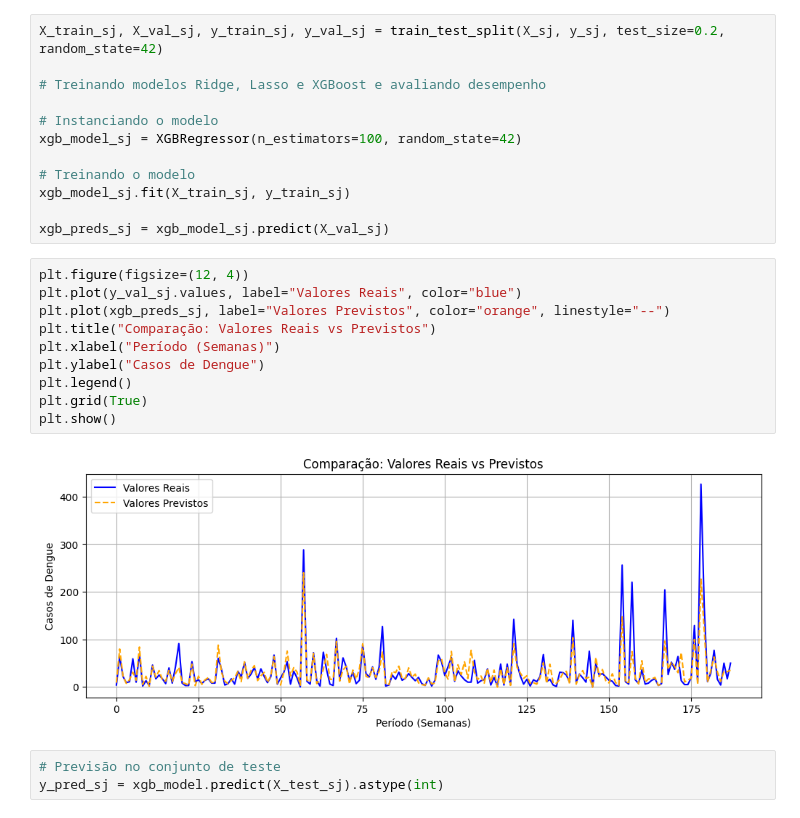
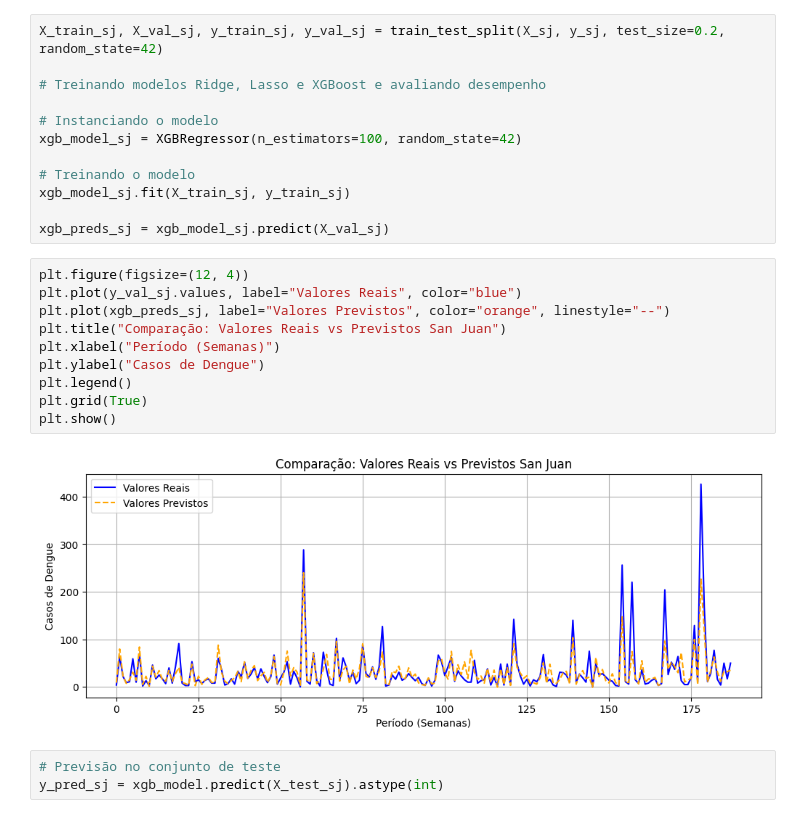
Before and after one commit to zibia-cunha/DengAI_Predicting_MachineLearnII, a Jupyter notebook: dengAI_project.ipynb, the cells around one changed output. Drawn from its saved outputs; the diff is of its cells as text.

```diff
--- a/dengAI_project.ipynb
+++ b/dengAI_project.ipynb
@@ -763,15 +765,15 @@ xgb_preds_sj = xgb_model_sj.predict(X_val_sj)
 # %%
 plt.figure(figsize=(12, 4))
 plt.plot(y_val_sj.values, label="Valores Reais", color="blue")
 plt.plot(xgb_preds_sj, label="Valores Previstos", color="orange", linestyle="--")
-plt.title("Comparação: Valores Reais vs Previstos")
+plt.title("Comparação: Valores Reais vs Previstos San Juan")
 plt.xlabel("Período (Semanas)")
 plt.ylabel("Casos de Dengue")
 plt.legend()
 plt.grid(True)
 plt.show()
 # %% [output]
-[figure, old version]
+[figure, new version]
 # %%
 # Previsão no conjunto de teste
 y_pred_sj = xgb_model.predict(X_test_sj).astype(int)
```
Also changed, not shown: parts of 7 cells of this notebook, 1 other file.
